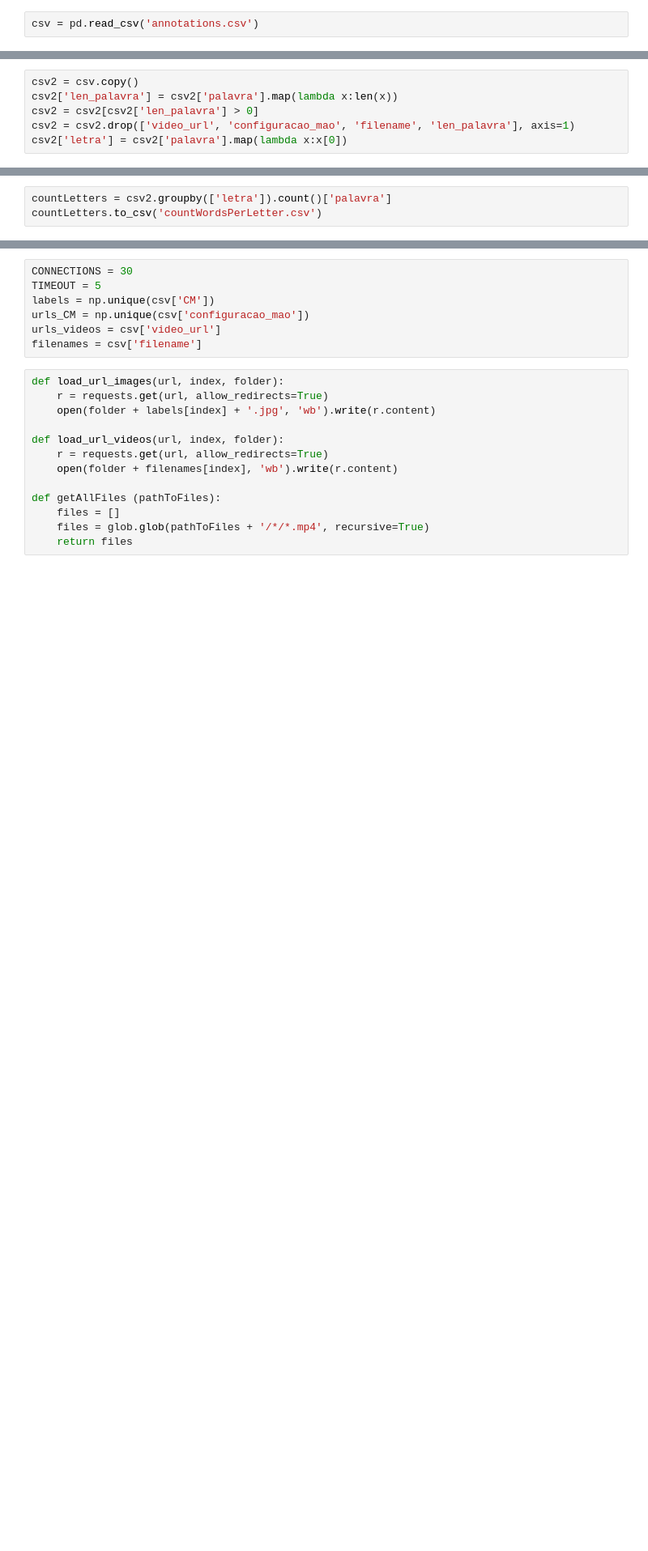
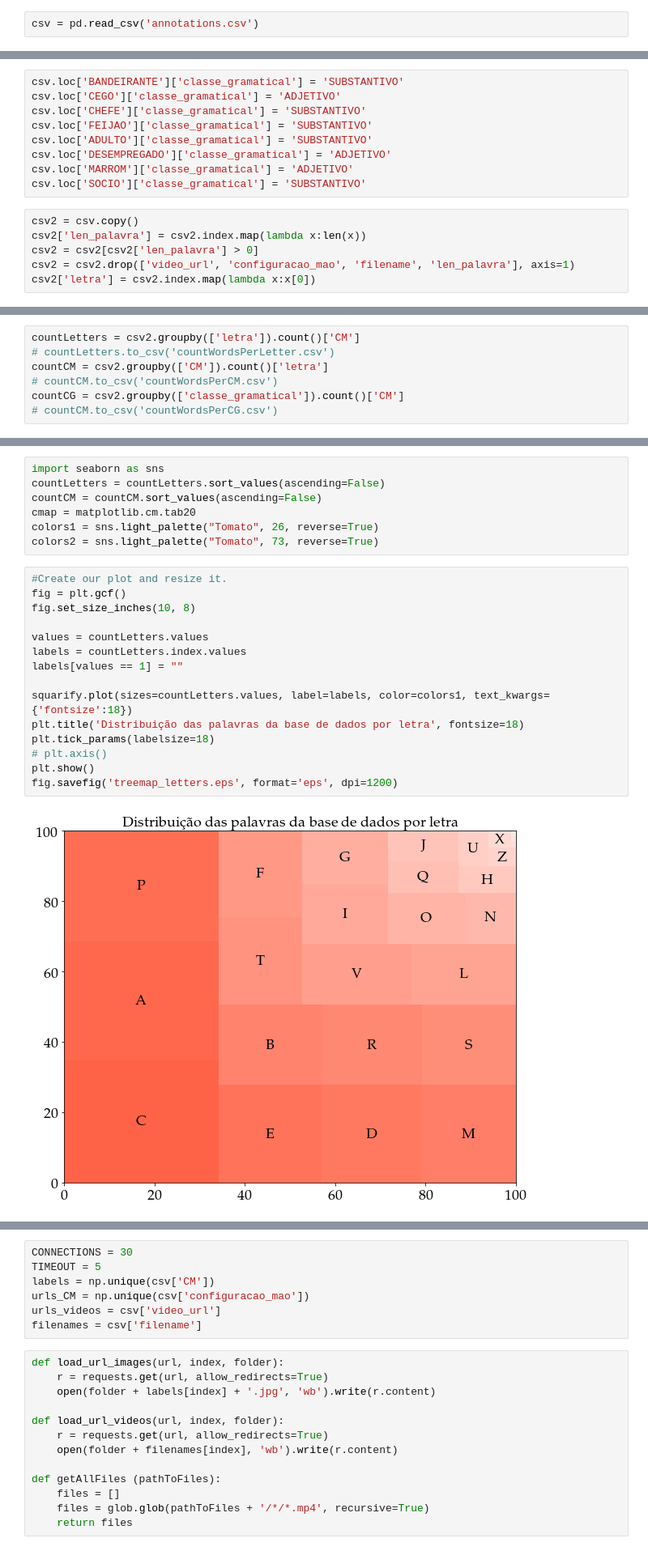
Before and after one commit to fabianaferreira/final-project-src, a Jupyter notebook: Crawler/CrawlerFunctions.ipynb, the cells around one changed output, grey strips where cells are left out. Shown at 81% size. Saved outputs shown, nothing was run; the diff lists cells and outputs as text; blank space fills up the shorter version.

Commit message:
generating charts for further purposes

```diff
--- a/Crawler/CrawlerFunctions.ipynb
+++ b/Crawler/CrawlerFunctions.ipynb
@@ -32,6 +32,15 @@ csv.to_csv('processedAnnotations.csv', index=False)
+# %%
+csv.loc['BANDEIRANTE']['classe_gramatical'] = 'SUBSTANTIVO'
+csv.loc['CEGO']['classe_gramatical'] = 'ADJETIVO'
+csv.loc['CHEFE']['classe_gramatical'] = 'SUBSTANTIVO'
+csv.loc['FEIJAO']['classe_gramatical'] = 'SUBSTANTIVO'
+csv.loc['ADULTO']['classe_gramatical'] = 'SUBSTANTIVO'
+csv.loc['DESEMPREGADO']['classe_gramatical'] = 'ADJETIVO'
+csv.loc['MARROM']['classe_gramatical'] = 'ADJETIVO'
+csv.loc['SOCIO']['classe_gramatical'] = 'SUBSTANTIVO'
 # %%
 csv2 = csv.copy()
-csv2['len_palavra'] = csv2['palavra'].map(lambda x:len(x))
+csv2['len_palavra'] = csv2.index.map(lambda x:len(x))
 csv2 = csv2[csv2['len_palavra'] > 0]
 csv2 = csv2.drop(['video_url', 'configuracao_mao', 'filename', 'len_palavra'], axis=1)
-csv2['letra'] = csv2['palavra'].map(lambda x:x[0])
+csv2['letra'] = csv2.index.map(lambda x:x[0])
@@ -54,3 +47,7 @@ csv2
 # %%
-countLetters = csv2.groupby(['letra']).count()['palavra']
-countLetters.to_csv('countWordsPerLetter.csv')
+countLetters = csv2.groupby(['letra']).count()['CM']
+# countLetters.to_csv('countWordsPerLetter.csv')
+countCM = csv2.groupby(['CM']).count()['letra']
+# countCM.to_csv('countWordsPerCM.csv')
+countCG = csv2.groupby(['classe_gramatical']).count()['CM']
+# countCM.to_csv('countWordsPerCG.csv')
@@ -100,0 +56,24 @@ Name: palavra, Length: 73, dtype: int64
+# %%
+import seaborn as sns
+countLetters = countLetters.sort_values(ascending=False)
+countCM = countCM.sort_values(ascending=False)
+cmap = matplotlib.cm.tab20
+colors1 = sns.light_palette("Tomato", 26, reverse=True)
+colors2 = sns.light_palette("Tomato", 73, reverse=True)
+# %%
+#Create our plot and resize it.
+fig = plt.gcf()
+fig.set_size_inches(10, 8)
+
+values = countLetters.values
+labels = countLetters.index.values
+labels[values == 1] = ""
+
+squarify.plot(sizes=countLetters.values, label=labels, color=colors1, text_kwargs={'fontsize':18})
+plt.title('Distribuição das palavras da base de dados por letra', fontsize=18)
+plt.tick_params(labelsize=18)
+# plt.axis()
+plt.show()
+fig.savefig('treemap_letters.eps', format='eps', dpi=1200)
+# %% [output]
+[figure, added]
```
Also changed, not shown: parts of 14 cells of this notebook, 4 other files.
